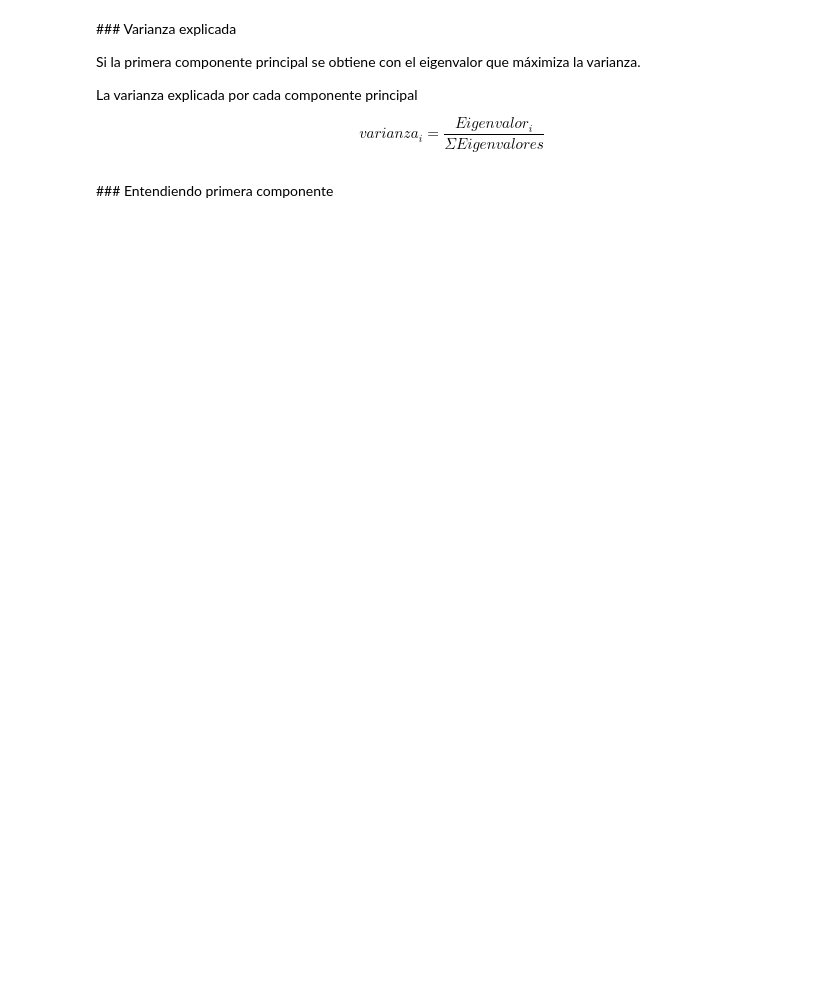
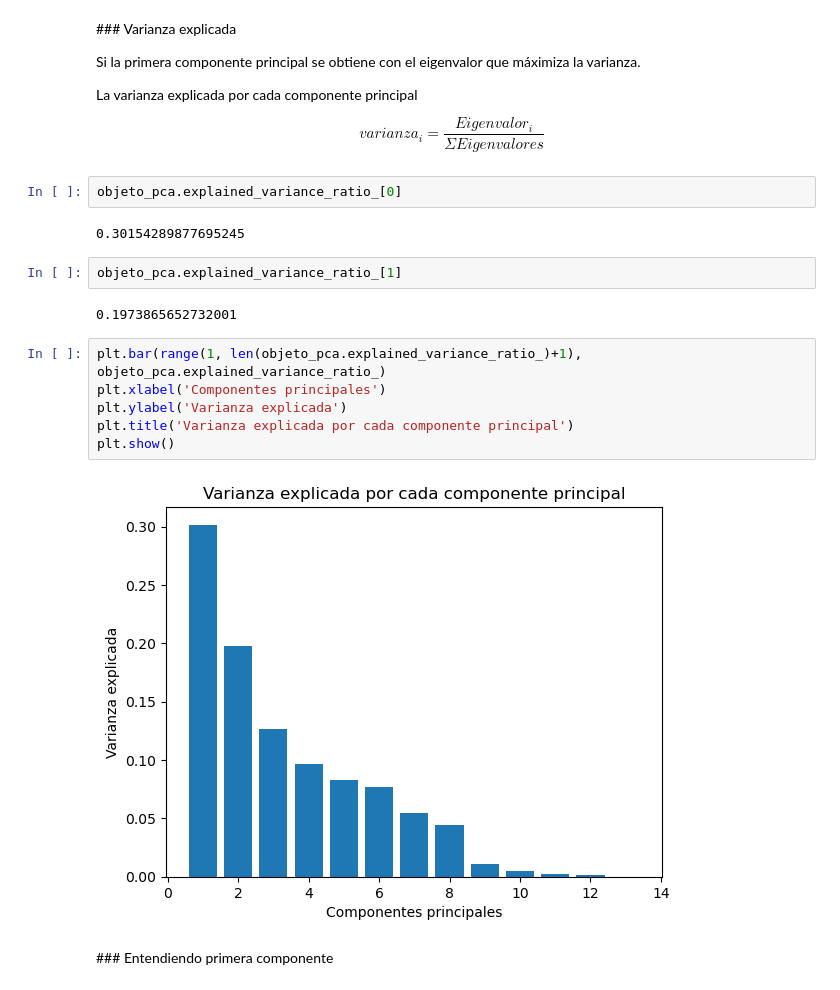
Before and after one commit to zayo1511/LabAprEst, a Jupyter notebook: Parcial4/pca_aplicacion_sin_resolver.ipynb, the cells around one changed output. Cells and saved outputs as stored; diff of their text form; blank space fills up the shorter version.

```diff
--- a/Parcial4/pca_aplicacion_sin_resolver.ipynb
+++ b/Parcial4/pca_aplicacion_sin_resolver.ipynb
@@ -58,5 +66,21 @@ Si la primera componente principal se obtiene con el eigenvalor que máximiza la
 La varianza explicada por cada componente principal
 
 $$varianza_i = \frac{Eigenvalor_i}{\Sigma{Eigenvalores}}$$
+# %%
+objeto_pca.explained_variance_ratio_[0]
+# %% [output]
+0.30154289877695245
+# %%
+objeto_pca.explained_variance_ratio_[1]
+# %% [output]
+0.1973865652732001
+# %%
+plt.bar(range(1, len(objeto_pca.explained_variance_ratio_)+1), objeto_pca.explained_variance_ratio_)
+plt.xlabel('Componentes principales')
+plt.ylabel('Varianza explicada')
+plt.title('Varianza explicada por cada componente principal')
+plt.show()
+# %% [output]
+[figure, added]
 # %% [markdown]
 ### Entendiendo primera componente
```
Also changed, not shown: parts of 6 cells of this notebook.
